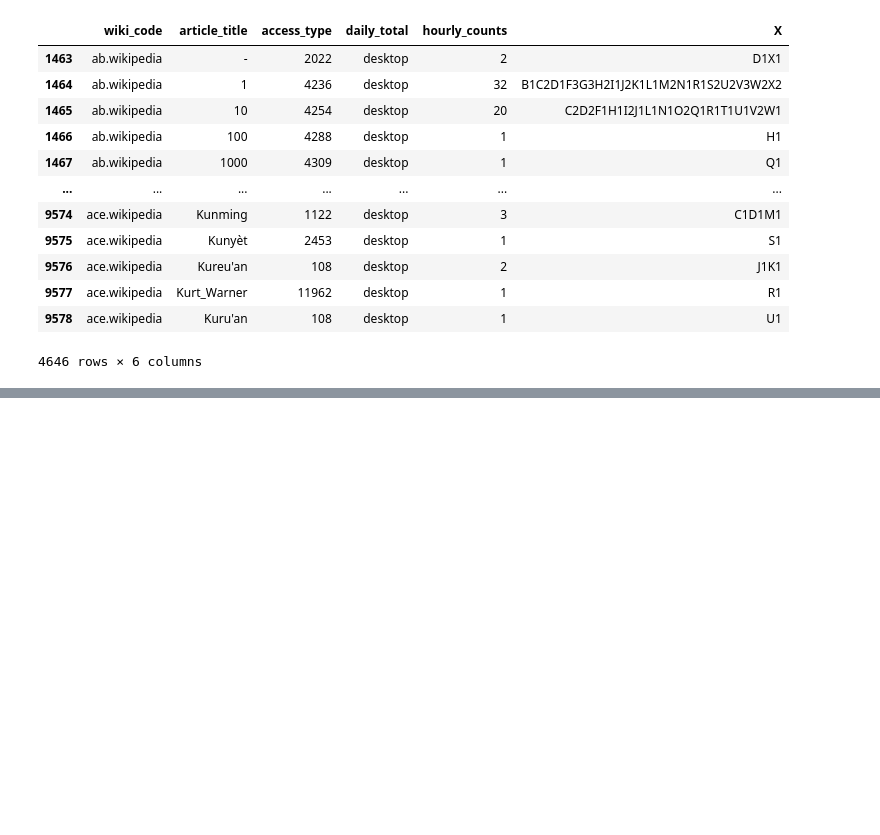
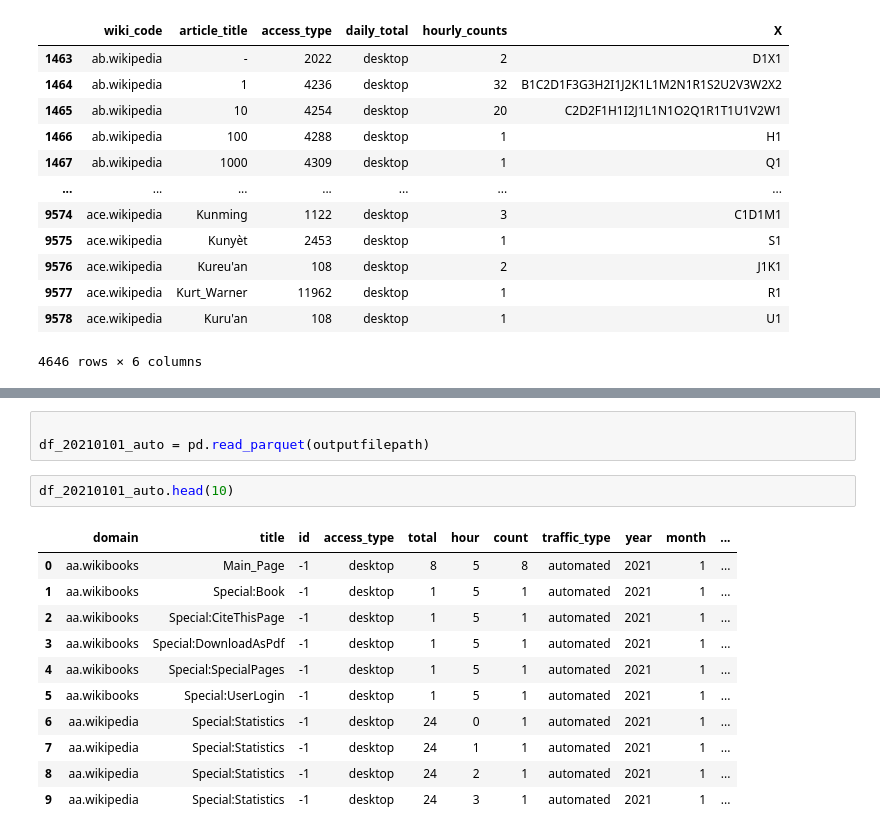
Before and after one commit to charelF/LSDEW4, a Jupyter notebook: exploration/alex_exploration1.ipynb, the cells around one changed output, grey strips where cells are left out. Drawn from its saved outputs; the diff is of its cells as text; blank space fills up the shorter version.

```diff
--- a/exploration/alex_exploration1.ipynb
+++ b/exploration/alex_exploration1.ipynb
@@ -57,0 +87,17 @@ pv_spider_20190102[pv_spider_20190102["daily_total"]=="desktop"]
+# %%
+
+df_20210101_auto = pd.read_parquet(outputfilepath)
+# %%
+df_20210101_auto.head(10)
+# %% [output]
+|  | domain | title | id | access_type | total | hour | count | traffic_type | year | month | ... |
+| 0 | aa.wikibooks | Main_Page | -1 | desktop | 8 | 5 | 8 | automated | 2021 | 1 | ... |
+| 1 | aa.wikibooks | Special:Book | -1 | desktop | 1 | 5 | 1 | automated | 2021 | 1 | ... |
+| 2 | aa.wikibooks | Special:CiteThisPage | -1 | desktop | 1 | 5 | 1 | automated | 2021 | 1 | ... |
+| 3 | aa.wikibooks | Special:DownloadAsPdf | -1 | desktop | 1 | 5 | 1 | automated | 2021 | 1 | ... |
+| 4 | aa.wikibooks | Special:SpecialPages | -1 | desktop | 1 | 5 | 1 | automated | 2021 | 1 | ... |
+| 5 | aa.wikibooks | Special:UserLogin | -1 | desktop | 1 | 5 | 1 | automated | 2021 | 1 | ... |
+| 6 | aa.wikipedia | Special:Statistics | -1 | desktop | 24 | 0 | 1 | automated | 2021 | 1 | ... |
+| 7 | aa.wikipedia | Special:Statistics | -1 | desktop | 24 | 1 | 1 | automated | 2021 | 1 | ... |
+| 8 | aa.wikipedia | Special:Statistics | -1 | desktop | 24 | 2 | 1 | automated | 2021 | 1 | ... |
+| 9 | aa.wikipedia | Special:Statistics | -1 | desktop | 24 | 3 | 1 | automated | 2021 | 1 | ... |
```
Also changed, not shown: parts of 7 cells of this notebook.
